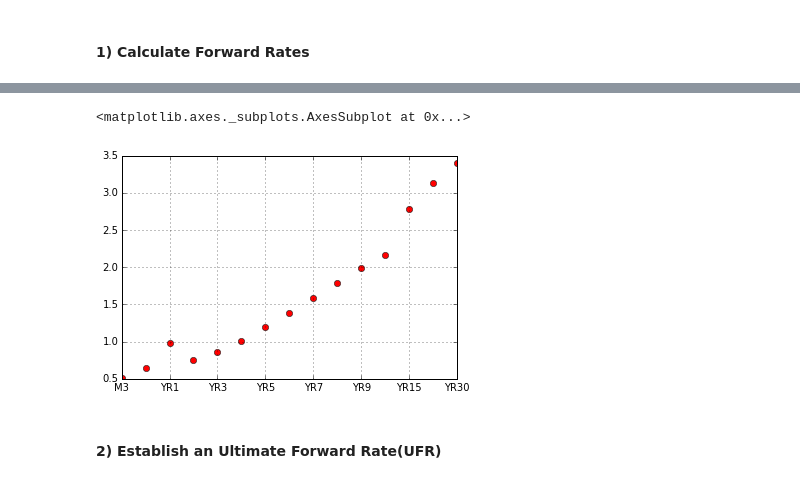
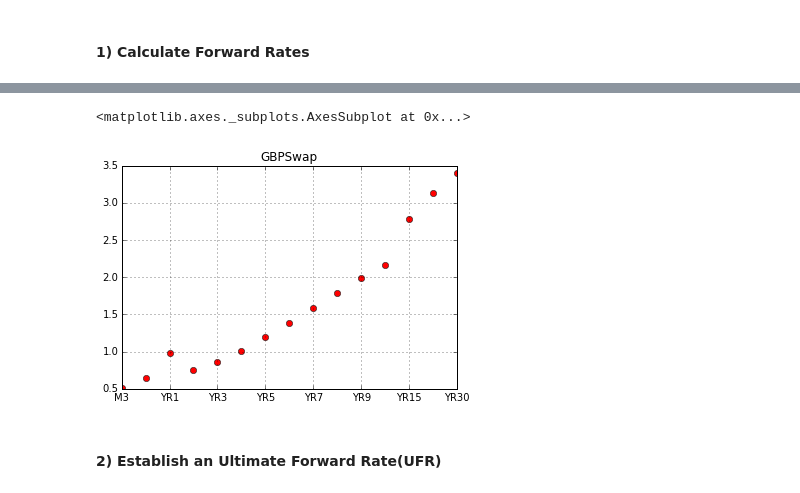
Before and after one commit to ZaighumRajput/AAA_FinanceScrap, a Jupyter notebook: Smith-Wilson_YieldCurve_Extrapolation/prototypeDriver.ipynb, the cells around one changed output, grey strips where cells are left out. Drawn from its saved outputs; the diff is of its cells as text; code cells hidden in the pictures.

```diff
--- a/Smith-Wilson_YieldCurve_Extrapolation/prototypeDriver.ipynb
+++ b/Smith-Wilson_YieldCurve_Extrapolation/prototypeDriver.ipynb
@@ -20,6 +20,6 @@ GBPSwapCurve.ix["31/01/2013"].plot()
 # %%
 #Calculate forward rates
-GBPSwapCurve.ix["31/01/2013"].plot( style='ro')
+GBPSwapCurve.ix["31/01/2013"].plot( style='ro', title="GBPSwap")
 # %% [output]
 <matplotlib.axes._subplots.AxesSubplot at 0x...>
-[figure, old version]
+[figure, new version]
```
Also changed, not shown: parts of 3 cells of this notebook, 1 other file.
